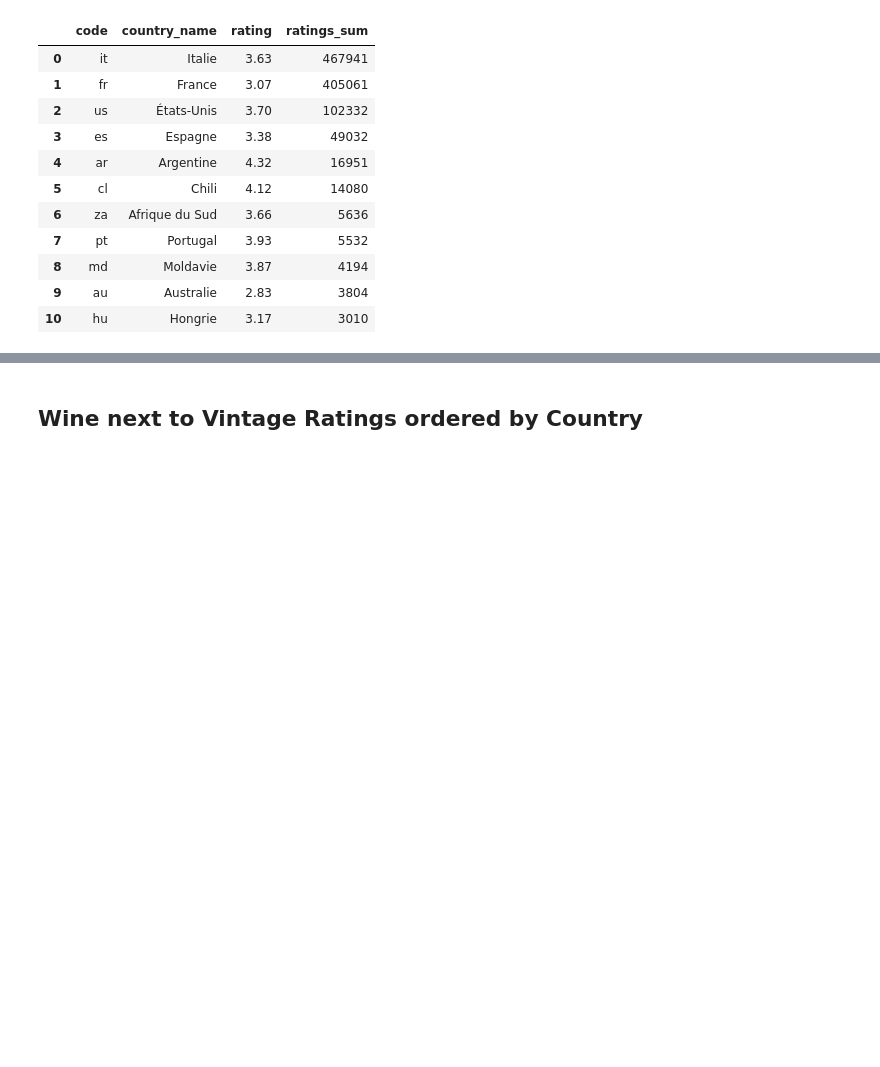
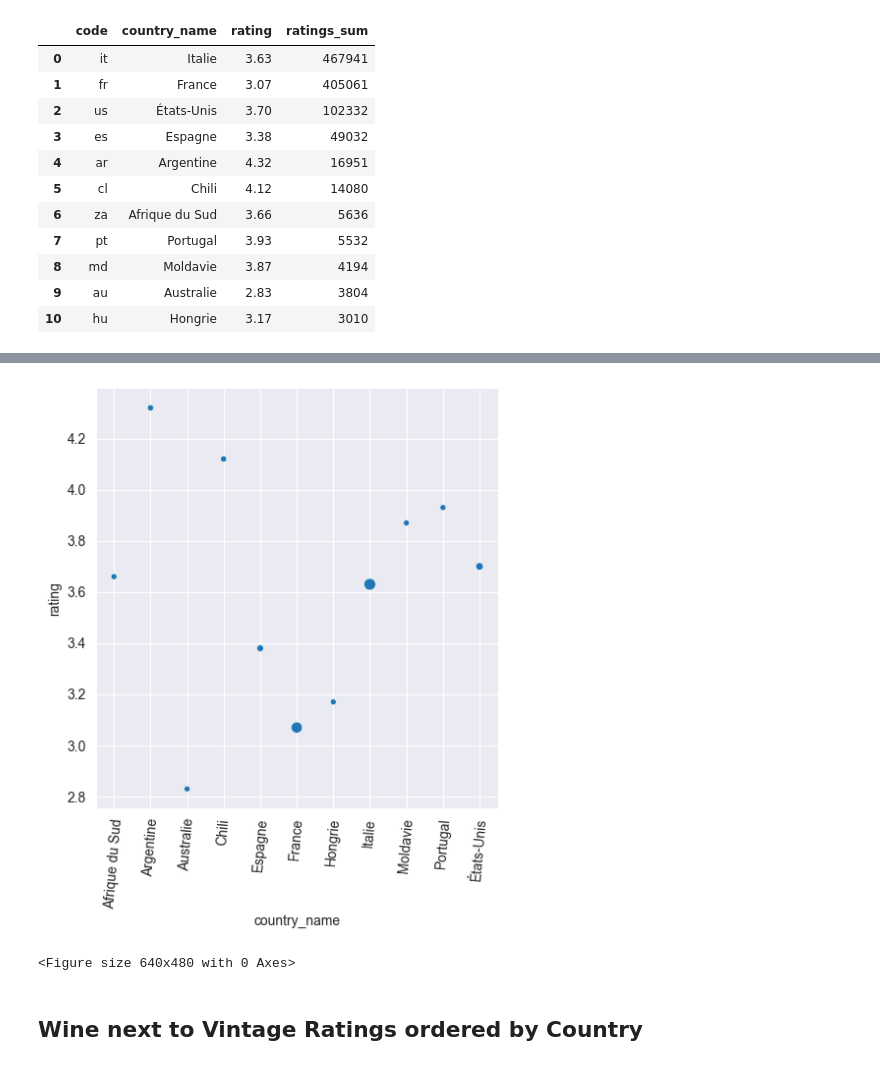
Before and after one commit to Finol12/Wiwinio-Project, a Jupyter notebook: notebooks/question_5.ipynb, the cells around one changed output, grey strips where cells are left out. Cells and saved outputs as stored; diff of their text form; code cells hidden in the pictures; blank space fills up the shorter version.

```diff
--- a/notebooks/question_5.ipynb
+++ b/notebooks/question_5.ipynb
@@ -112,3 +128,18 @@ plt.clf()
+# %%
+g2b = sns.relplot(
+    x = "country_name",
+    y = "rating",
+    data = df_vintage_ratings_by_country,
+    kind = "scatter",
+    size = "ratings_sum",
+    legend = False
+)
+g2b.tick_params(axis="x", rotation=85)
+plt.show()
+plt.clf()
+# %% [output]
+[figure, added]
+<Figure size 640x480 with 0 Axes>
 # %% [markdown]
 ## Wine next to Vintage Ratings ordered by Country
 # %%
```
Also changed, not shown: parts of 5 cells of this notebook.
